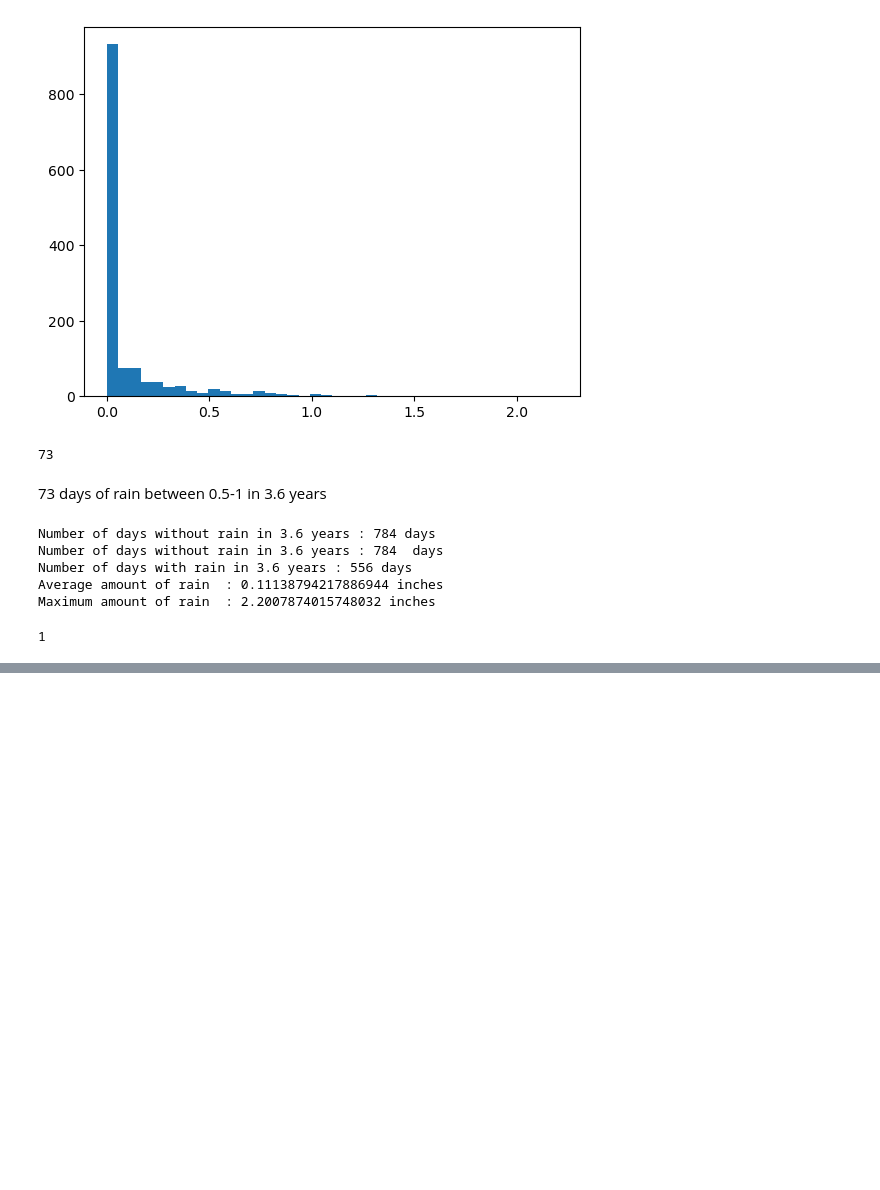
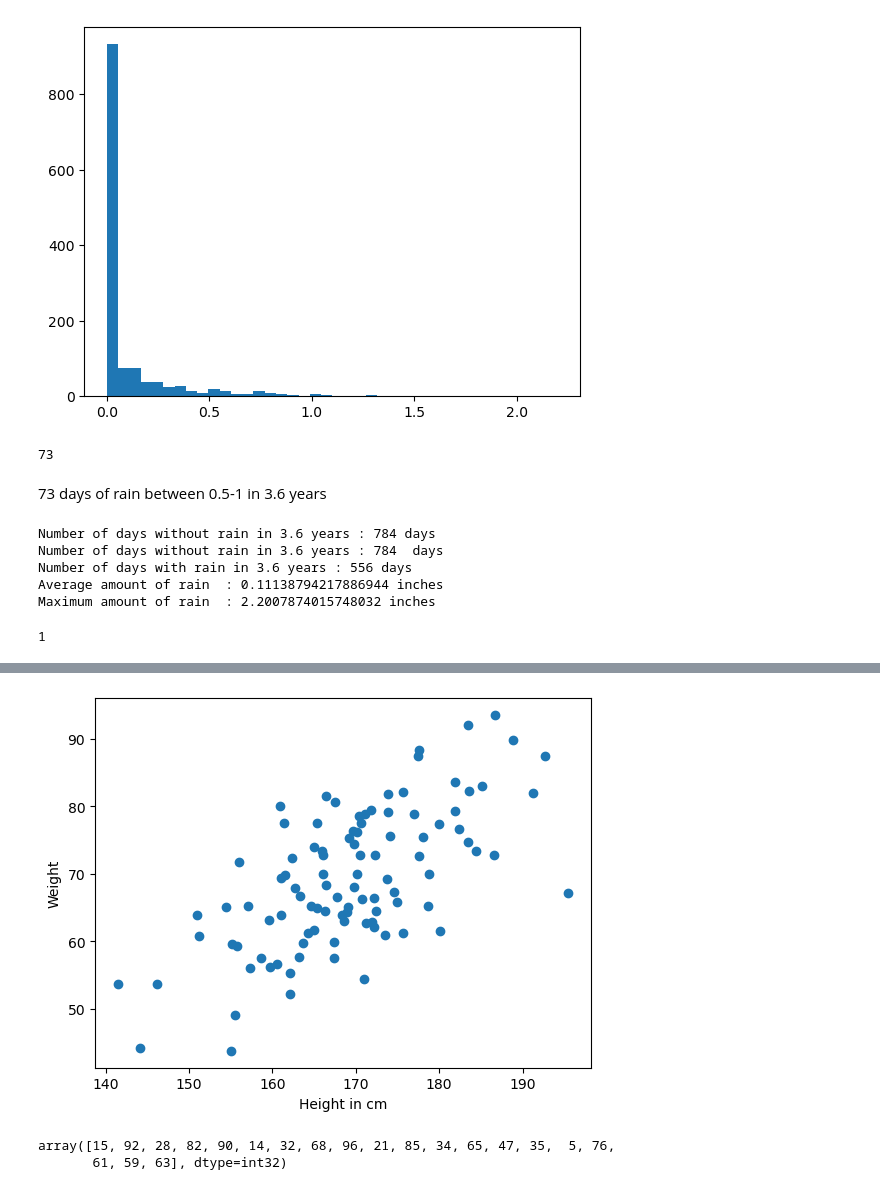
Before and after one commit to qamarr6092/python-programming-fundamentals, a Jupyter notebook: Libraries/Numpy.ipynb, the cells around one changed output, grey strips where cells are left out. Drawn from its saved outputs; the diff is of its cells as text; code cells hidden in the pictures; blank space fills up the shorter version.

```diff
--- a/Libraries/Numpy.ipynb
+++ b/Libraries/Numpy.ipynb
@@ -945,0 +1061,7 @@ np.count_nonzero(inches == inches[np.argmax(inches)] )
+# %%
+mean = np.array([170,70])
+cov = np.array([[100,80],
+                [80,144]
+               ])
+x = rng.multivariate_normal( mean , cov, size = 100)
+x
@@ -945,0 +1086,13 @@ np.count_nonzero(inches == inches[np.argmax(inches)] )
+# %%
+plt.scatter(x[:,0] , x[:,1] )
+plt.ylabel('Weight')
+plt.xlabel('Height in cm')
+plt.show()
+# %% [output]
+[figure, added]
+# %%
+indices = np.random.choice(100,20 , False )
+indices
+# %% [output]
+array([15, 92, 28, 82, 90, 14, 32, 68, 96, 21, 85, 34, 65, 47, 35,  5, 76,
+       61, 59, 63], dtype=int32)
```
Also changed, not shown: parts of 69 cells of this notebook.
